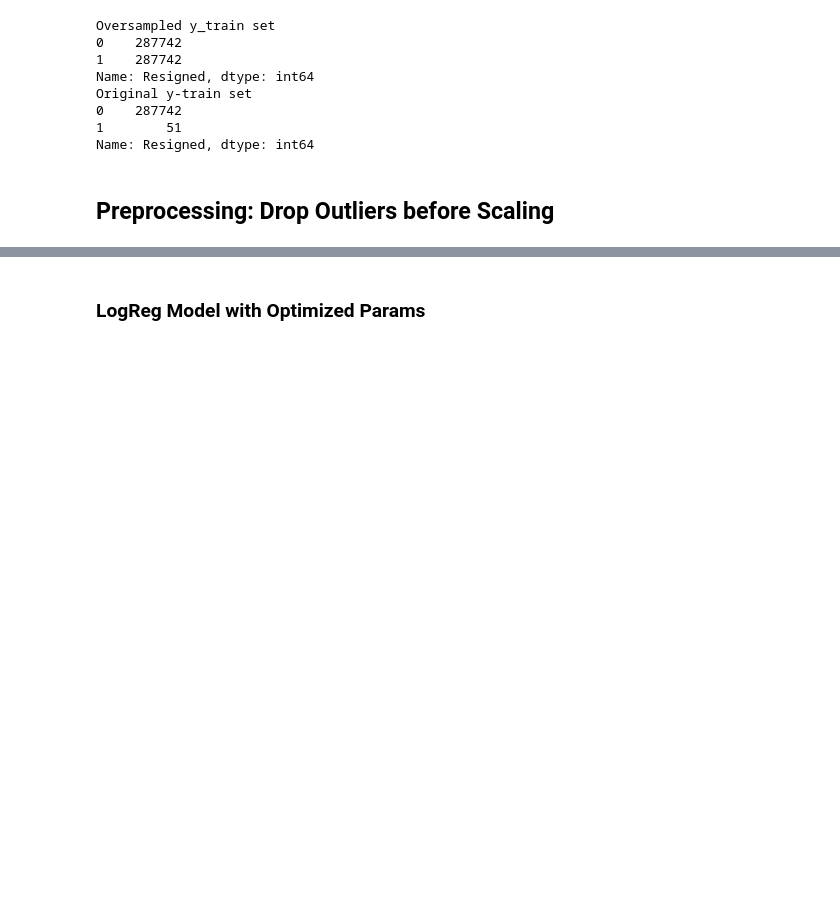
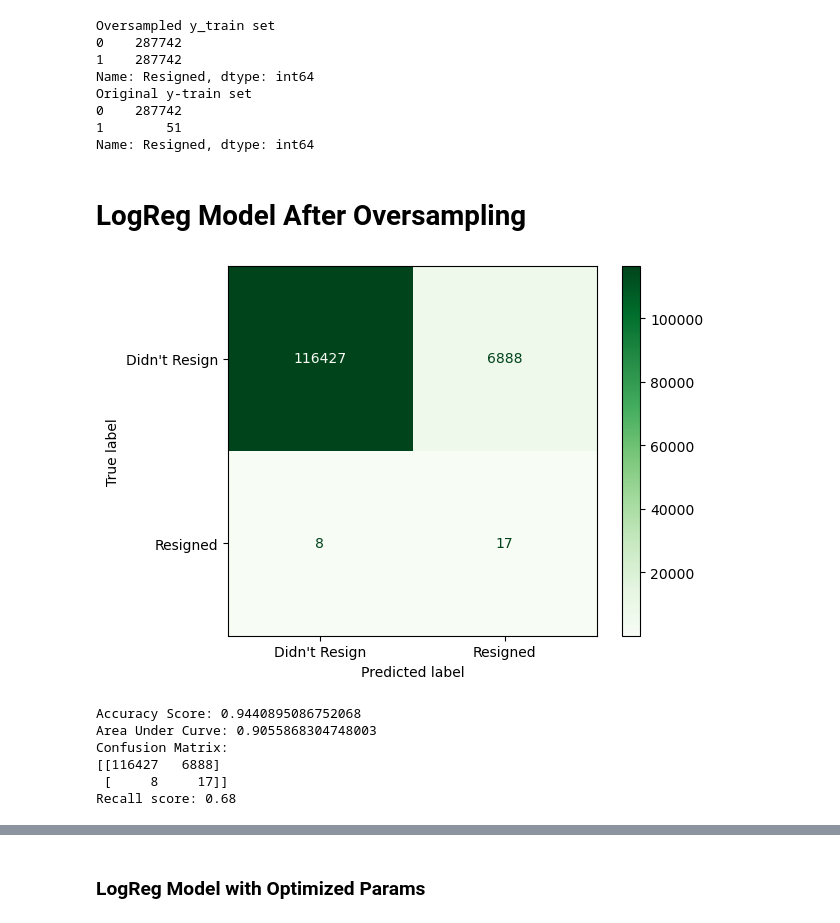
Before and after one commit to kyleanthonyr/Predicting-Employee-Attrition, a Jupyter notebook: notebooks/04-kar-modeling.ipynb, the cells around one changed output, grey strips where cells are left out. Cells and saved outputs as stored; diff of their text form; code cells hidden in the pictures; blank space fills up the shorter version.

```diff
--- a/notebooks/04-kar-modeling.ipynb
+++ b/notebooks/04-kar-modeling.ipynb
@@ -73,5 +124,33 @@ Original y-train set
 0    287742
 1        51
 Name: Resigned, dtype: int64
-# %% [markdown]
-## Preprocessing: Drop Outliers before Scaling
+# %% [markdown]
+# LogReg Model After Oversampling
+# %%
+# instantiate model
+lr_over = LogisticRegression(solver = 'liblinear', max_iter = 500)
+
+# fit and predict
+lr_over.fit(X_train_over, y_train_over.values.ravel())
+
+# Predict test values
+y_pred_test = lr_over.predict(X_test)
+# %%
+# Display confusion matrix
+display_cm = ConfusionMatrixDisplay.from_predictions(y_true=y_test, y_pred=y_pred_test, display_labels = ["Didn't Resign", 'Resigned'], cmap=plt.cm.Greens)
+plt.show()
+# %% [output]
+[figure, added]
+# %%
+# Metrics
+print(f'Accuracy Score: {accuracy_score(y_test,y_pred_test)}')
+print(f'Area Under Curve: {roc_auc_score(y_test, lr_over.predict_proba(X_test)[:, 1])}')
+print(f'Confusion Matrix: \n{confusion_matrix(y_test, y_pred_test)}')
+print(f'Recall score: {recall_score(y_test,y_pred_test)}')
+# %% [output]
+Accuracy Score: 0.9440895086752068
+Area Under Curve: 0.9055868304748003
+Confusion Matrix:
+[[116427   6888]
+ [     8     17]]
+Recall score: 0.68
```
Also changed, not shown: parts of 109 cells of this notebook.
